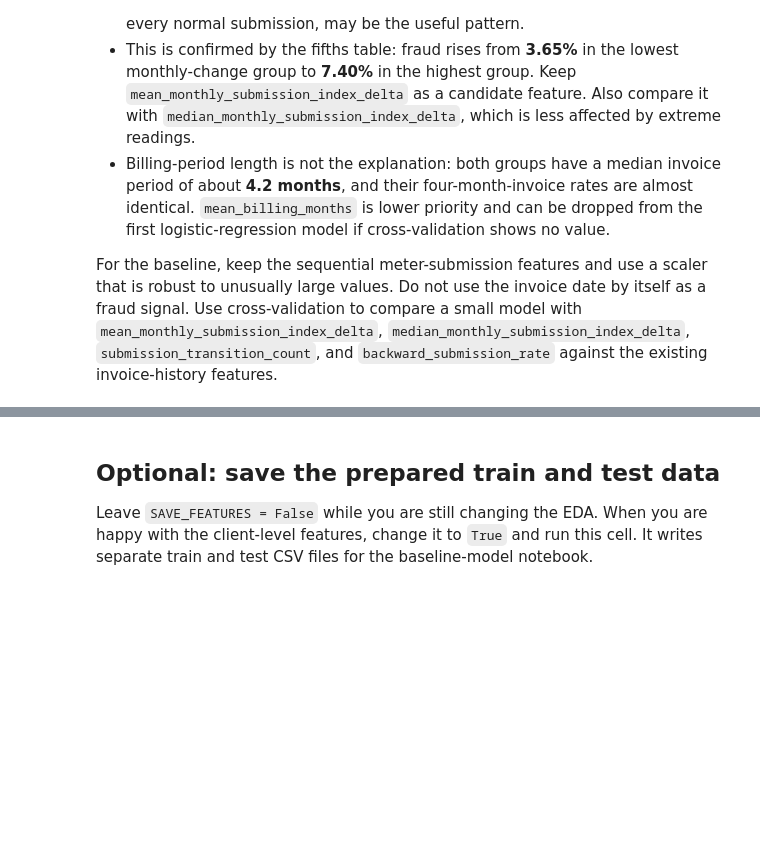
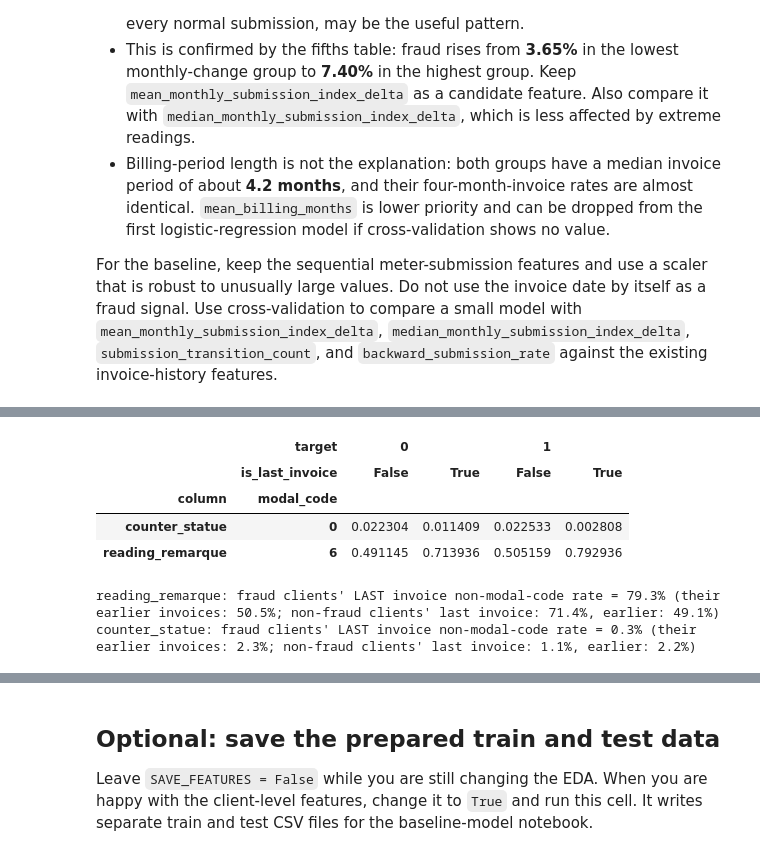
Before and after one commit to roy-nfisch/ds-fraud-in-electricity-and-gas, a Jupyter notebook: 01_eda.ipynb, the cells around one changed output, grey strips where cells are left out. Drawn from its saved outputs; the diff is of its cells as text; code cells hidden in the pictures; blank space fills up the shorter version.

```diff
--- a/01_eda.ipynb
+++ b/01_eda.ipynb
@@ -919,0 +1499,77 @@ For the baseline, keep the sequential meter-submission features and use a scaler
+# %%
+def audit_last_invoice_leakage(path, last_invoice_lookup, target_lookup, chunk_size=250_000):
+    """Compare reading_remarque/counter_statue on each client's LAST invoice against
+    their earlier invoices, split by target. Only clients present in target_lookup
+    (i.e. df_train) are counted, consistent with the rest of this notebook."""
+    counts = {}
+
+    parquet_file = pq.ParquetFile(path)
+    columns = ["client_id", "invoice_date", "reading_remarque", "counter_statue"]
+    reader = parquet_file.iter_batches(batch_size=chunk_size, columns=columns)
+
+    for batch in reader:
+        chunk = batch.to_pandas()
+        chunk["client_id"] = chunk["client_id"].astype("string")
+        chunk["counter_statue"] = chunk["counter_statue"].astype("string")
+        chunk["invoice_date"] = pd.to_datetime(chunk["invoice_date"], errors="raise")
+
+        chunk["target"] = chunk["client_id"].map(target_lookup)
+        chunk = chunk.dropna(subset=["target"])
+        chunk["last_invoice_date"] = chunk["client_id"].map(last_invoice_lookup)
+        chunk["is_last_invoice"] = chunk["invoice_date"].eq(chunk["last_invoice_date"])
+
+        for column in ["reading_remarque", "counter_statue"]:
+            grouped = chunk.groupby(["is_last_invoice", "target", column], observed=True).size()
+            for (is_last, target, code), row_count in grouped.items():
+                key = (column, bool(is_last), int(target), code)
+                counts[key] = counts.get(key, 0) + int(row_count)
+
+    result = pd.Series(counts)
+    result.index = pd.MultiIndex.from_tuples(result.index, names=["column", "is_last_invoice", "target", "code"])
+    return result.rename("rows").reset_index()
+
+
+last_invoice_lookup = df_train.set_index("client_id")["last_invoice"]
+target_lookup = df_train.set_index("client_id")["target"]
+
+leakage_counts = audit_last_invoice_leakage(
+    PARQUET_DIR / "invoice_train.parquet", last_invoice_lookup, target_lookup, chunk_size=CHUNK_SIZE
+)
+
+leakage_rows = []
+for column in ["reading_remarque", "counter_statue"]:
+    sub = leakage_counts.query("column == @column")
+    modal_code = sub.groupby("code")["rows"].sum().idxmax()
+    flagged = sub.assign(is_flagged=sub["code"].ne(modal_code))
+    flagged_sum = flagged[flagged["is_flagged"]].groupby(["is_last_invoice", "target"])["rows"].sum()
+    total_sum = flagged.groupby(["is_last_invoice", "target"])["rows"].sum()
+    rate = (flagged_sum / total_sum).rename("non_modal_code_rate").reset_index()
+    rate["column"] = column
+    rate["modal_code"] = modal_code
+    leakage_rows.append(rate)
+
+leakage_summary = pd.concat(leakage_rows, ignore_index=True)
+leakage_pivot = leakage_summary.pivot_table(
+    index=["column", "modal_code"], columns=["target", "is_last_invoice"], values="non_modal_code_rate"
+)
+display(leakage_pivot)
+
+for column in ["reading_remarque", "counter_statue"]:
+    rates = leakage_summary.query("column == @column").set_index(["target", "is_last_invoice"])["non_modal_code_rate"]
+    fraud_last = rates.get((1, True), float("nan"))
+    fraud_earlier = rates.get((1, False), float("nan"))
+    honest_last = rates.get((0, True), float("nan"))
+    honest_earlier = rates.get((0, False), float("nan"))
+    print(
+        f"{column}: fraud clients' LAST invoice non-modal-code rate = {fraud_last:.1%} "
+        f"(their earlier invoices: {fraud_earlier:.1%}; non-fraud clients' last invoice: {honest_last:.1%}, "
+        f"earlier: {honest_earlier:.1%})"
+    )
+# %% [output]
+|  | target | 0 |  | 1 |  |
+|  | is_last_invoice | False | True | False | True |
+| column | modal_code |  |  |  |  |
+| counter_statue | 0 | 0.022304 | 0.011409 | 0.022533 | 0.002808 |
+| reading_remarque | 6 | 0.491145 | 0.713936 | 0.505159 | 0.792936 |
+reading_remarque: fraud clients' LAST invoice non-modal-code rate = 79.3% (their earlier invoices: 50.5%; non-fraud clients' last invoice: 71.4%, earlier: 49.1%)
+counter_statue: fraud clients' LAST invoice non-modal-code rate = 0.3% (their earlier invoices: 2.3%; non-fraud clients' last invoice: 1.1%, earlier: 2.2%)
```
Also changed, not shown: parts of 25 cells of this notebook, 1 other file.
